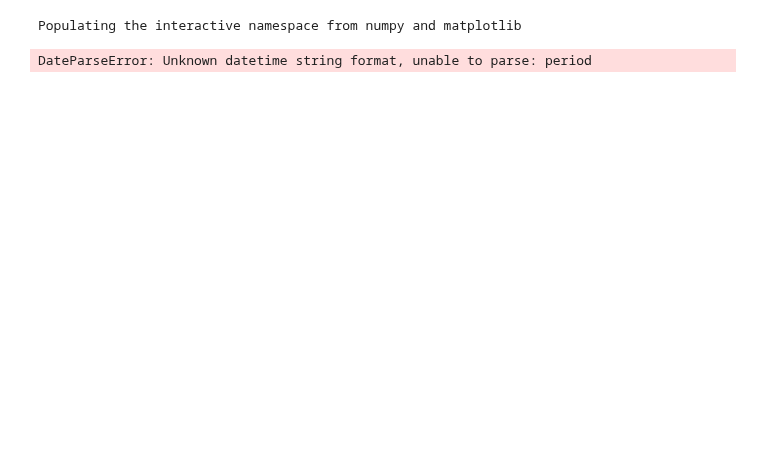
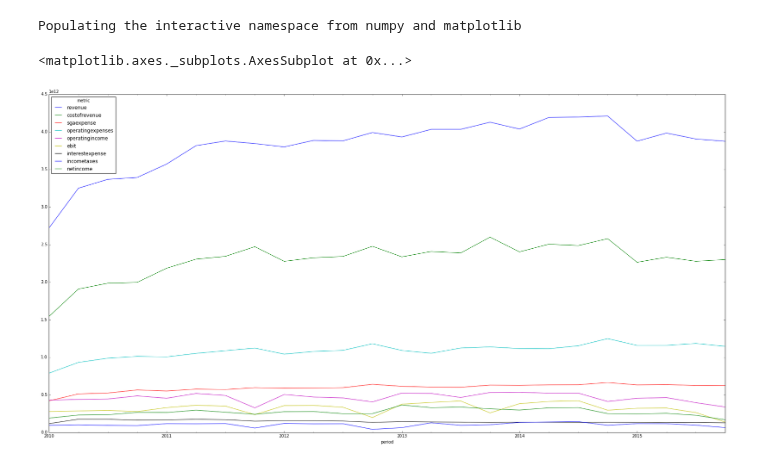
Before and after one commit to calcbench/notebooks, a Jupyter notebook: standard_statements.ipynb, the cells around one changed output. Cells and saved outputs as stored; diff of their text form; code cells hidden in the pictures; blank space fills up the shorter version.

```diff
--- a/standard_statements.ipynb
+++ b/standard_statements.ipynb
@@ -17,17 +17,20 @@ income_statement_metrics = [
     'incometaxes',
     'netincome']
 # %%
-income_statement_points = cb.normalized_data(company_identifiers=tickers,
+income_statement_points = cb.normalized_data(entire_universe=True,
                                              metrics=income_statement_metrics,
-                                             start_year=2009,
-                                             end_year=2016).T
+                                             start_year=2010,
+                                             start_period=1,
+                                             end_year=2016,
+                                             end_period=).T
 # %%
 income_statement_points = income_statement_points[income_statement_points.columns[::-1]] #Restore date ordering
 # %%
 totals = income_statement_points.sum(level=0)
 # %%
 totals = totals.reindex(index=income_statement_metrics) #Restore Ordering
-# %%
-totals.plot(x='period')
-# %% [output]
-DateParseError: Unknown datetime string format, unable to parse: period
+# %%
+totals.T.plot(figsize=(30, 15))
+# %% [output]
+<matplotlib.axes._subplots.AxesSubplot at 0x...>
+[figure, added]
```
Also changed, not shown: parts of 4 cells of this notebook, 3 other files.
